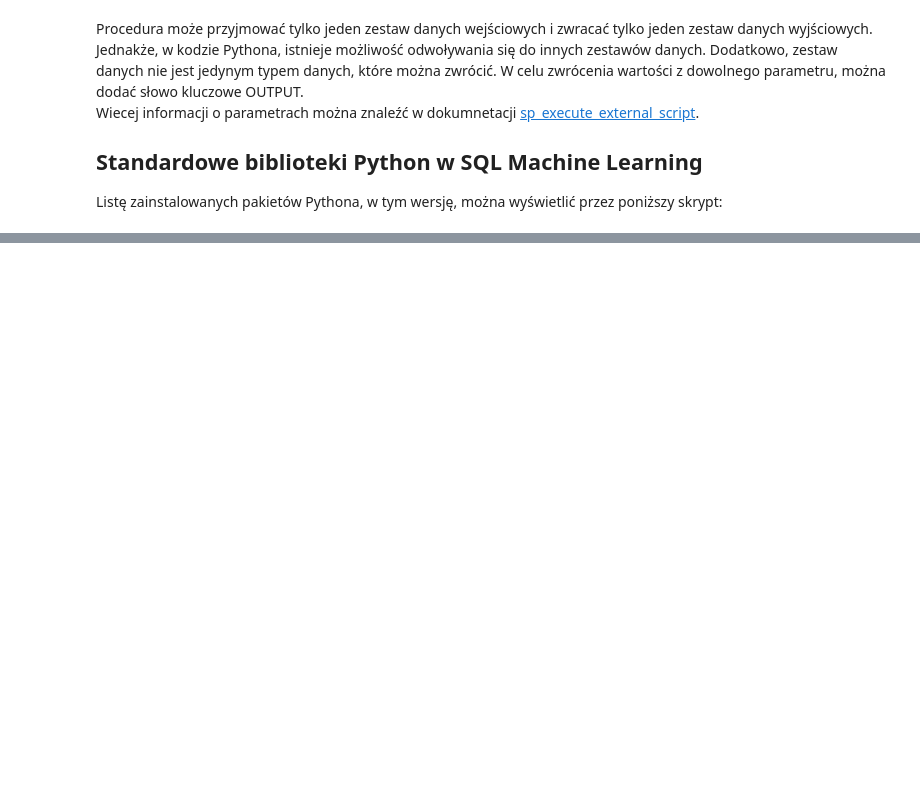
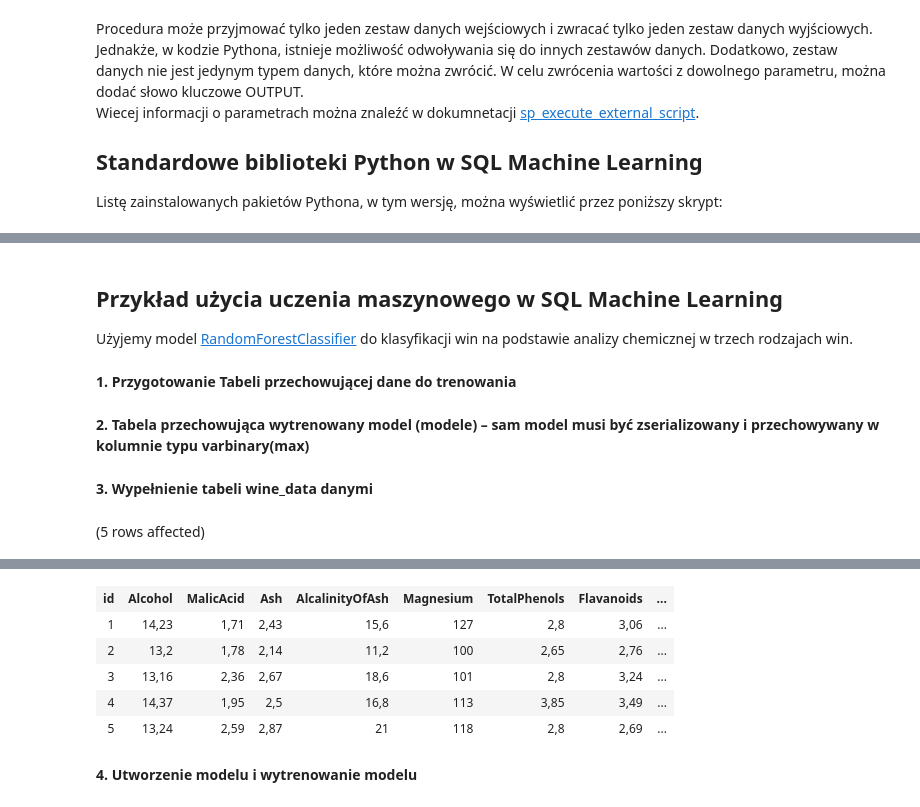
Before and after one commit to Kowalski1024/ml-playground, a Jupyter notebook: sql_with_python.ipynb, the cells around one changed output, grey strips where cells are left out. Saved outputs shown, nothing was run; the diff lists cells and outputs as text; code cells hidden in the pictures; blank space fills up the shorter version.

```diff
--- a/sql_with_python.ipynb
+++ b/sql_with_python.ipynb
@@ -273,0 +329,4 @@ Total execution time: 00:00:03.185
+# %% [markdown]
+## Przykład użycia uczenia maszynowego w SQL Machine Learning
+
+Użyjemy model [RandomForestClassifier](https://scikit-learn.org/stable/modules/generated/sklearn.ensemble.RandomForestClassifier.html) do klasyfikacji win na podstawie analizy chemicznej w trzech rodzajach win.
@@ -273,0 +339,2 @@ Total execution time: 00:00:03.185
+# %% [markdown]
+**1. Przygotowanie Tabeli przechowującej dane do trenowania**
@@ -273,0 +362,2 @@ Total execution time: 00:00:03.185
+# %% [markdown]
+**2. Tabela przechowująca wytrenowany model (modele) – sam model musi być zserializowany i przechowywany w kolumnie typu varbinary(max)**
@@ -273,0 +373,34 @@ Total execution time: 00:00:03.185
+# %% [markdown]
+**3. Wypełnienie tabeli wine_data danymi**
+# %%
+CREATE OR ALTER PROCEDURE get_wine_dataset
+AS
+BEGIN
+EXEC sp_execute_external_script @language = N'Python',
+@script = N'
+from sklearn import datasets
+import pandas as pd
+
+wine = datasets.load_wine()
+wine_data = pd.DataFrame(wine.data)
+wine_data["WineId"] = wine.target
+',
+@output_data_1_name = N'wine_data'
+WITH RESULT SETS ((
+    Alcohol FLOAT NOT NULL,
+    MalicAcid FLOAT NOT NULL,
+    Ash FLOAT NOT NULL,
+    AlcalinityOfAsh FLOAT NOT NULL,
+    Magnesium FLOAT NOT NULL,
+    TotalPhenols FLOAT NOT NULL,
+    Flavanoids FLOAT NOT NULL,
+    NonflavanoidPhenols FLOAT NOT NULL,
+    Proanthocyanins FLOAT NOT NULL,
+    ColorPntensity FLOAT NOT NULL,
+    Hue FLOAT NOT NULL,
+    ProteinConcentration FLOAT NOT NULL,
+    Proline FLOAT NOT NULL,
+    WineId INT NOT NULL
+    ));
+END;
+GO
@@ -273,0 +410,4 @@ Total execution time: 00:00:03.185
+# %%
+SELECT TOP 5 * FROM wine_data
+# %% [output]
+(5 rows affected)
@@ -273,0 +415,8 @@ Total execution time: 00:00:03.185
+| id | Alcohol | MalicAcid | Ash | AlcalinityOfAsh | Magnesium | TotalPhenols | Flavanoids | ... |
+| 1 | 14,23 | 1,71 | 2,43 | 15,6 | 127 | 2,8 | 3,06 | ... |
+| 2 | 13,2 | 1,78 | 2,14 | 11,2 | 100 | 2,65 | 2,76 | ... |
+| 3 | 13,16 | 2,36 | 2,67 | 18,6 | 101 | 2,8 | 3,24 | ... |
+| 4 | 14,37 | 1,95 | 2,5 | 16,8 | 113 | 3,85 | 3,49 | ... |
+| 5 | 13,24 | 2,59 | 2,87 | 21 | 118 | 2,8 | 2,69 | ... |
+# %% [markdown]
+**4. Utworzenie modelu i wytrenowanie modelu**
```
Also changed, not shown: parts of 36 cells of this notebook.
